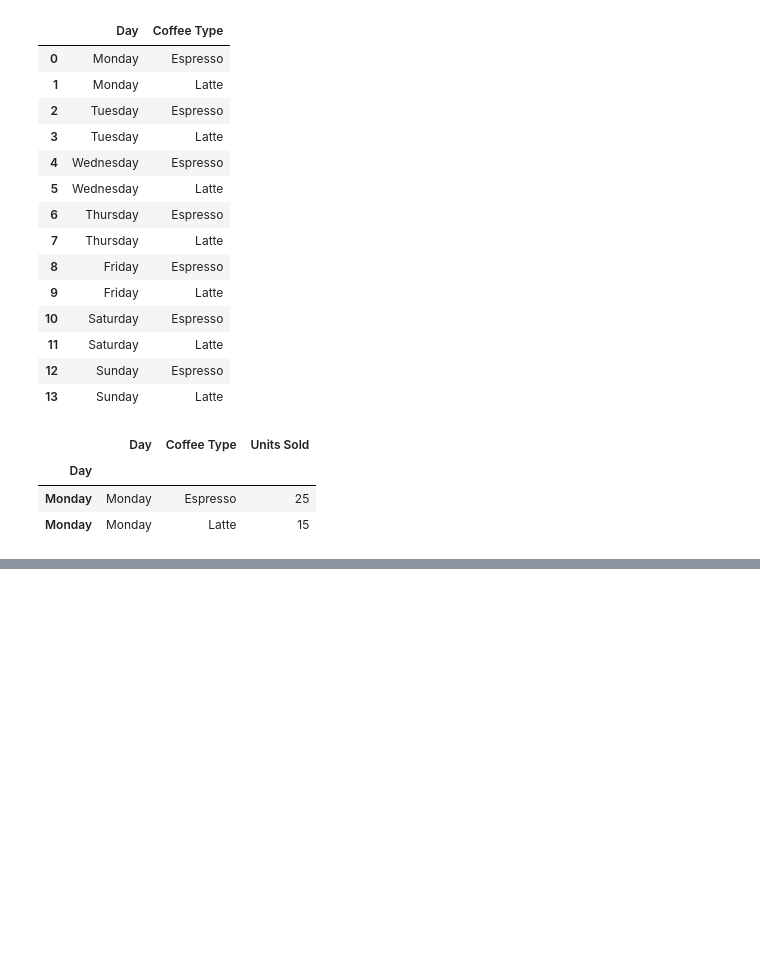
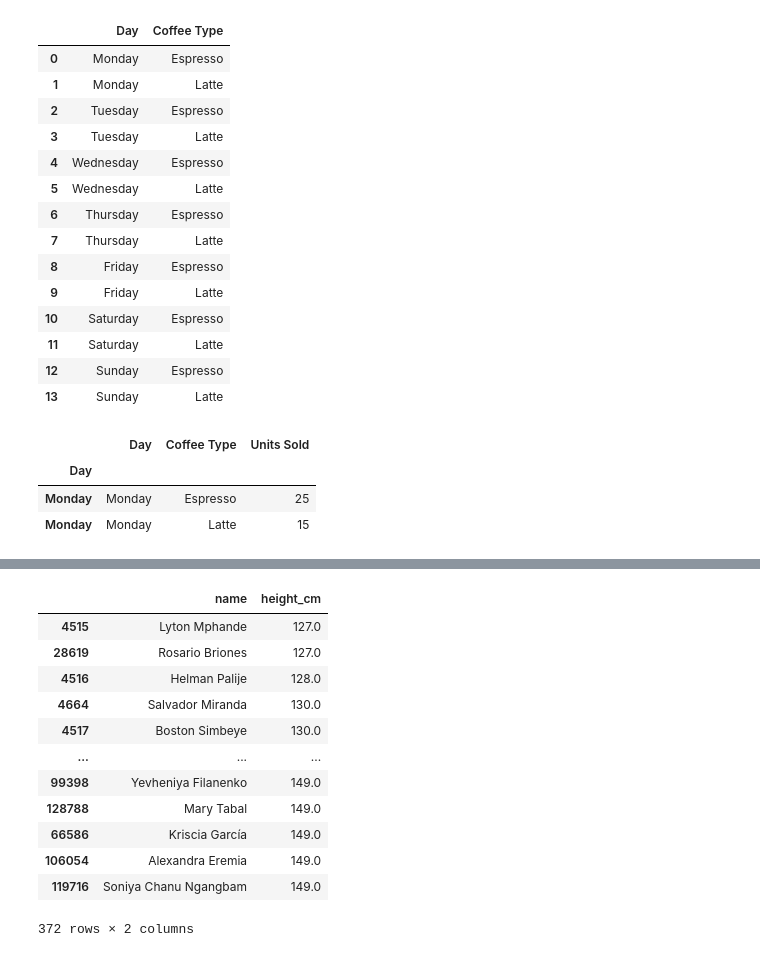
Before and after one commit to KidIsKing/learn_pandas, a Jupyter notebook: tutorial.ipynb, the cells around one changed output, grey strips where cells are left out. Cells and saved outputs as stored; diff of their text form; code cells hidden in the pictures; blank space fills up the shorter version.

```diff
--- a/tutorial.ipynb
+++ b/tutorial.ipynb
@@ -258,0 +403,20 @@ coffee.iloc[0:2]  # Тут всё как и было, только в табли
+# %%
+bios = bios.sort_values("height_cm")  # Сортировка
+bios.loc[bios["height_cm"] < 150]  # Фильтрация
+bios.loc[bios["height_cm"] < 150, ["name", "height_cm"]]  # Сокращённый фрейм
+bios.loc[bios["height_cm"] < 150][["name", "height_cm"]]  # Сокращённый метод получения сокращённого фрейма
+# bios.sort_index()  # Сортировка по индексам (возвращает к состоянию до сортировки)
+# %% [output]
+|  | name | height_cm |
+| 4515 | Lyton Mphande | 127.0 |
+| 28619 | Rosario Briones | 127.0 |
+| 4516 | Helman Palije | 128.0 |
+| 4664 | Salvador Miranda | 130.0 |
+| 4517 | Boston Simbeye | 130.0 |
+| ... | ... | ... |
+| 99398 | Yevheniya Filanenko | 149.0 |
+| 128788 | Mary Tabal | 149.0 |
+| 66586 | Kriscia García | 149.0 |
+| 106054 | Alexandra Eremia | 149.0 |
+| 119716 | Soniya Chanu Ngangbam | 149.0 |
+372 rows × 2 columns
```
Also changed, not shown: parts of 17 cells of this notebook.
